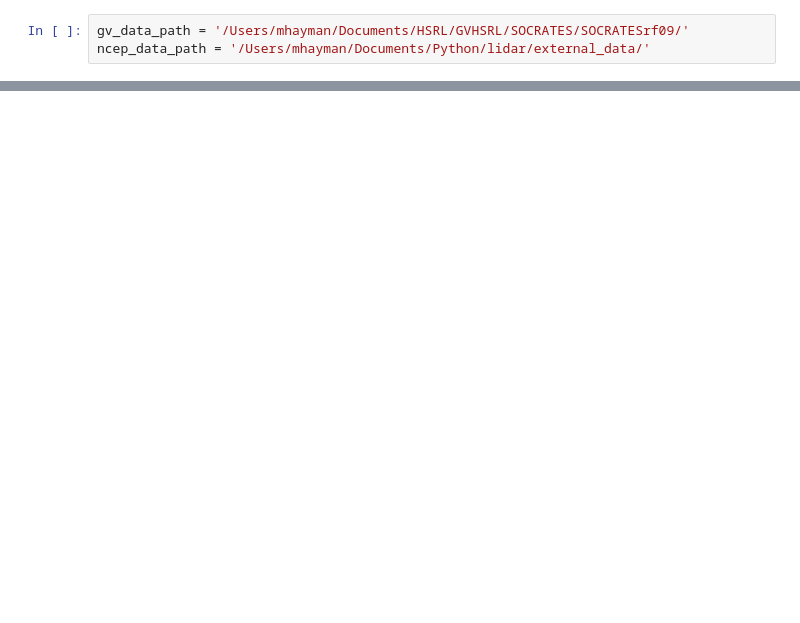
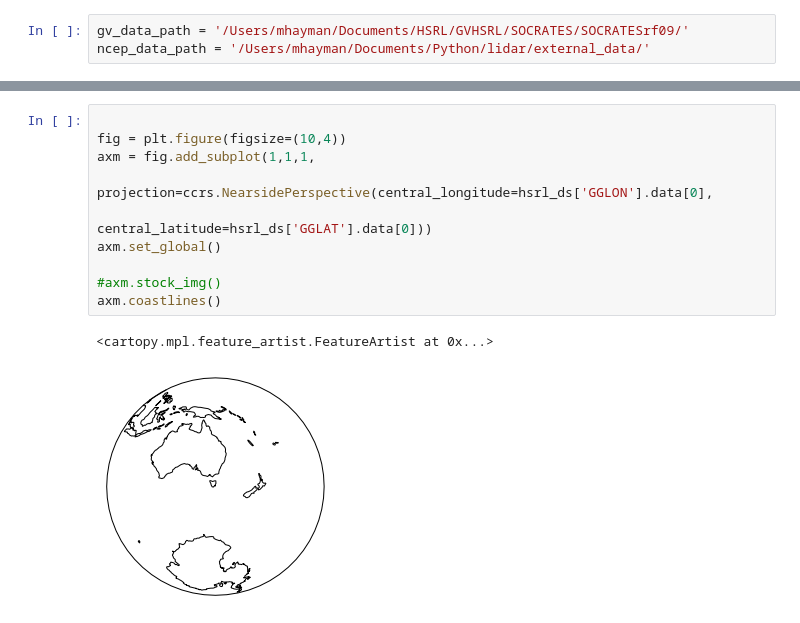
Before and after one commit to trisodium10/CGDPythonHackathon, a Jupyter notebook: Load_HSRL_Data.ipynb, the cells around one changed output, grey strips where cells are left out. Saved outputs shown, nothing was run; the diff lists cells and outputs as text; blank space fills up the shorter version.

```diff
--- a/Load_HSRL_Data.ipynb
+++ b/Load_HSRL_Data.ipynb
@@ -59,0 +133,13 @@ pixel_position.sel(coordinate=2,range=200,method='nearest').plot()
+# %%
+
+fig = plt.figure(figsize=(10,4))
+axm = fig.add_subplot(1,1,1,
+                      projection=ccrs.NearsidePerspective(central_longitude=hsrl_ds['GGLON'].data[0],
+                                                          central_latitude=hsrl_ds['GGLAT'].data[0]))
+axm.set_global()
+
+#axm.stock_img()
+axm.coastlines()
+# %% [output]
+<cartopy.mpl.feature_artist.FeatureArtist at 0x...>
+[figure, added]
```
Also changed, not shown: parts of 33 cells of this notebook, 1 other file.
